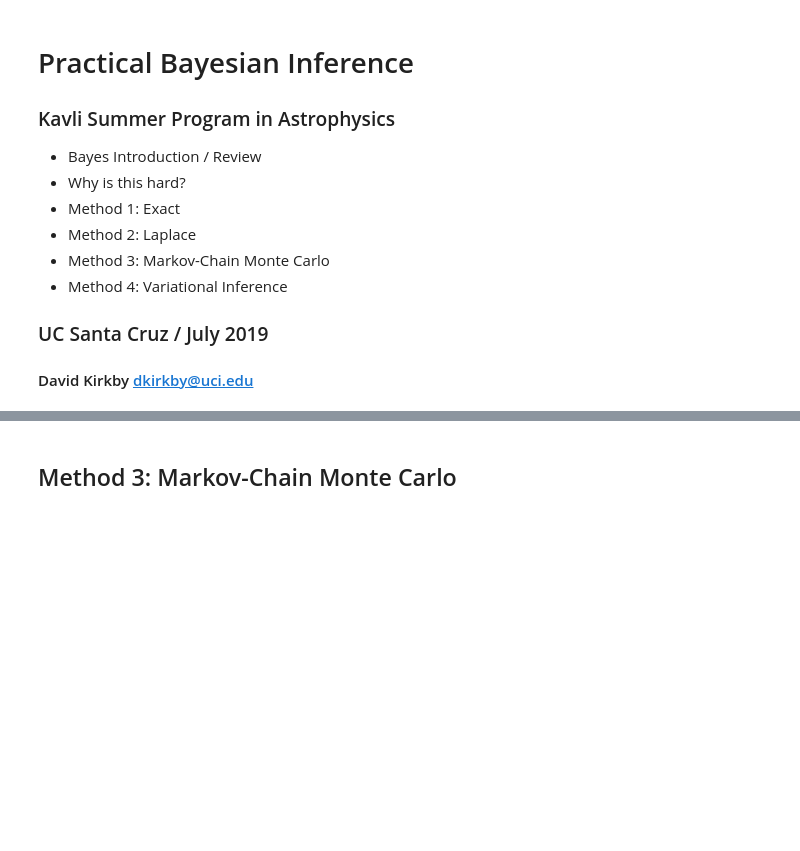
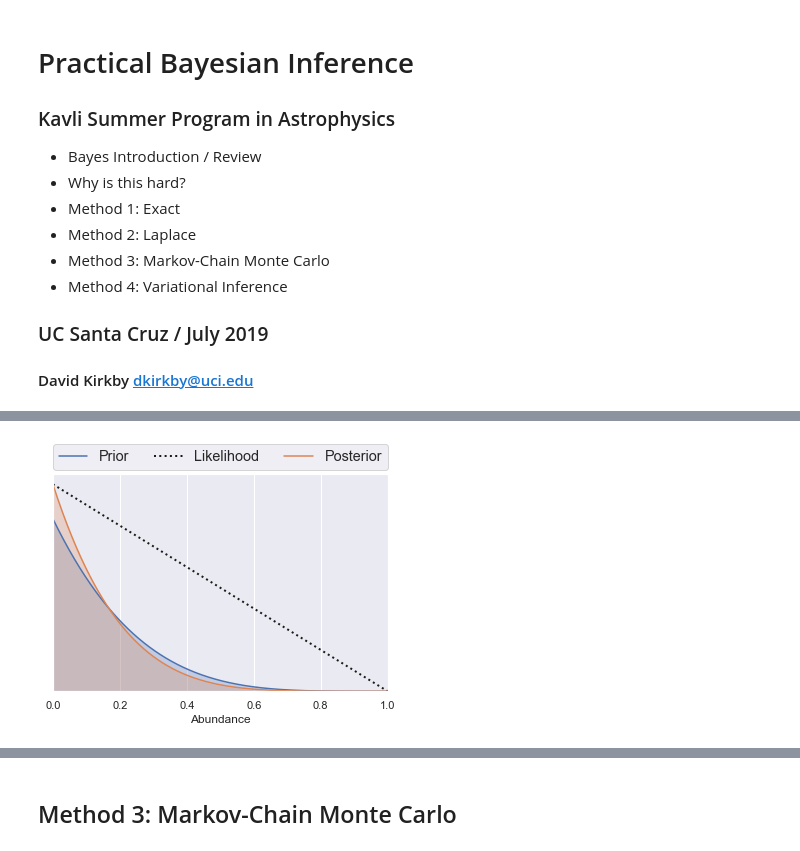
Before and after one commit to dkirkby/kavli2019, a Jupyter notebook: Lecture1.ipynb, the cells around one changed output, grey strips where cells are left out. Saved outputs shown, nothing was run; the diff lists cells and outputs as text; code cells hidden in the pictures; blank space fills up the shorter version.

```diff
--- a/Lecture1.ipynb
+++ b/Lecture1.ipynb
@@ -52,0 +126,4 @@ import scipy.stats
+# %%
+bayes_infer(n_new=0, n_tot=1, prior='unlikely')
+# %% [output]
+[figure, added]
```
Also changed, not shown: parts of 24 cells of this notebook.
